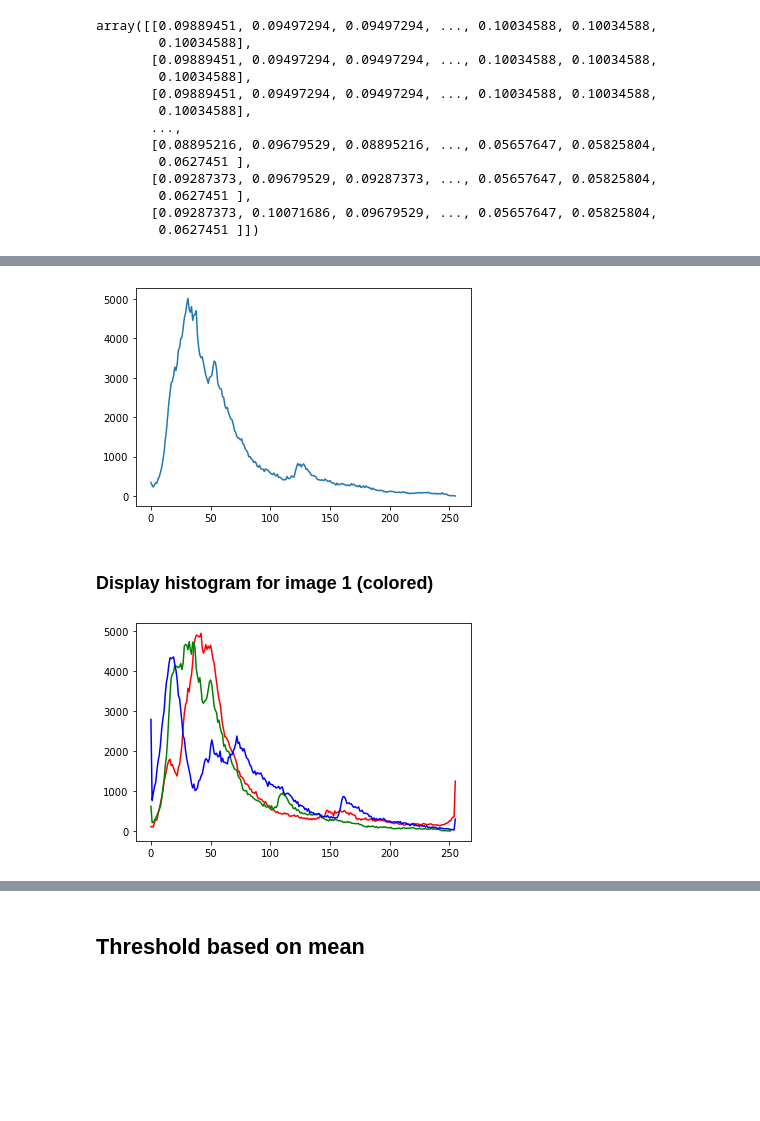
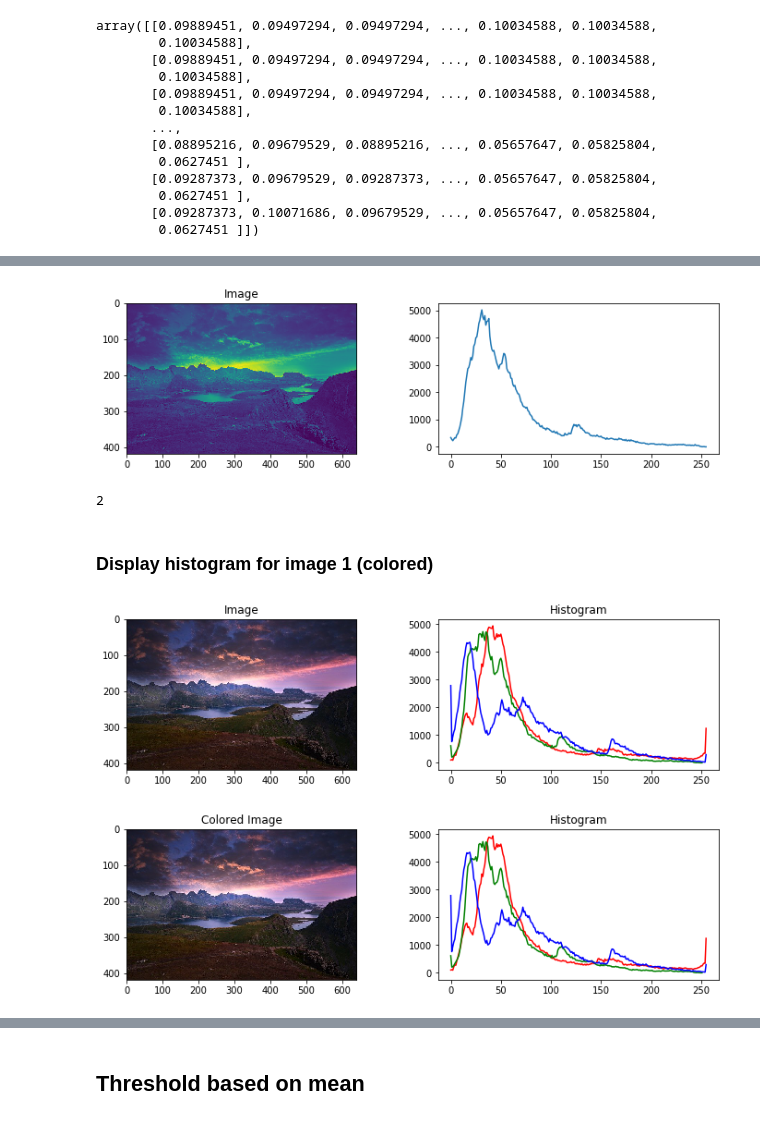
Before and after one commit to datacorner/les-tutos-datacorner.fr, a Jupyter notebook: computer-vision/image-management/basics_1.ipynb, the cells around one changed output, grey strips where cells are left out. Cells and saved outputs as stored; diff of their text form; code cells hidden in the pictures; blank space fills up the shorter version.

```diff
--- a/computer-vision/image-management/basics_1.ipynb
+++ b/computer-vision/image-management/basics_1.ipynb
@@ -48,20 +62,49 @@ imshow(image1_Gray)
 # %%
 def histGrayScale(img):
+    _, axes = plt.subplots(ncols=2, figsize=(12, 3))
+    ax = axes.ravel()
+    ax[0].imshow(img)
+    ax[0].set_title('Image')
     hist = exposure.histogram(img)
-    plt.plot(hist[0])
-    plt.show()
+    ax[1].plot(hist[0])
 histGrayScale(image1_Gray)
 # %% [output]
-[figure, old version]
+[figure, new version]
+# %%
+image1_Gray.ndim
+# %% [output]
+2
 # %% [markdown]
 ### Display histogram for image 1 (colored)
 # %%
 def histColor(img):
-    plt.plot(exposure.histogram(img[...,0])[0], color='red')
-    plt.plot(exposure.histogram(img[...,1])[0], color='green')
-    plt.plot(exposure.histogram(img[...,2])[0], color='blue')
-    plt.show()
+    _, axes = plt.subplots(ncols=2, figsize=(12, 3))
+    axes[0].imshow(img)
+    axes[0].set_title('Image')
+    axes[1].set_title('Histogram')
+    axes[1].plot(exposure.histogram(img[...,0])[0], color='red')
+    axes[1].plot(exposure.histogram(img[...,1])[0], color='green')
+    axes[1].plot(exposure.histogram(img[...,2])[0], color='blue')
 histColor(image1)
 # %% [output]
-[figure, old version]
+[figure, new version]
+# %%
+def imageHist(image):
+    _, axis = plt.subplots(ncols=2, figsize=(12, 3))
+    axis[0].imshow(image)
+    axis[1].set_title('Histogram')
+    if (image.ndim == 2):
+        # Grascale Image
+        axis[0].set_title('Grayscale Image')
+        hist = exposure.histogram(image)
+        axis[1].plot(hist[0])
+    else:
+        # Color image
+        axis[0].set_title('Colored Image')
+        axis[1].plot(exposure.histogram(image[...,0])[0], color='red')
+        axis[1].plot(exposure.histogram(image[...,1])[0], color='green')
+        axis[1].plot(exposure.histogram(image[...,2])[0], color='blue')
+imageHist(image1)
+# %% [output]
+[figure, added]
 # %%
```
Also changed, not shown: parts of 19 cells of this notebook.
